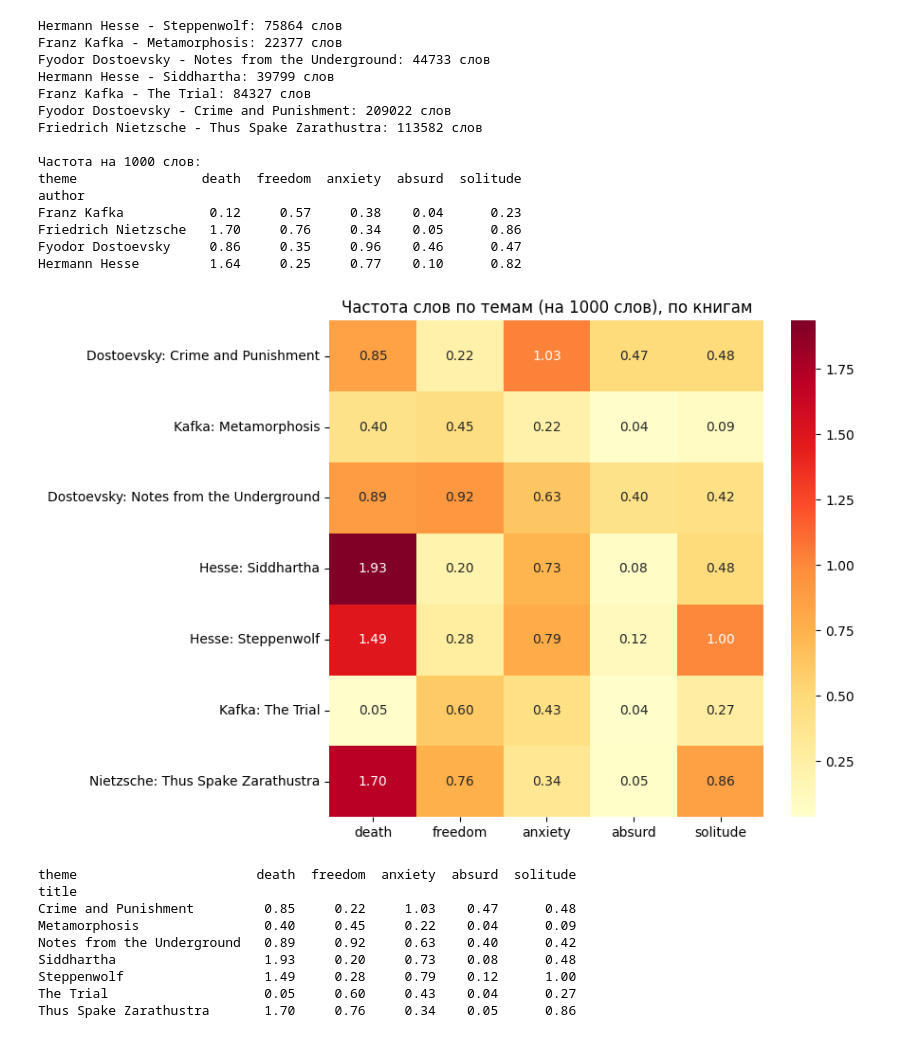
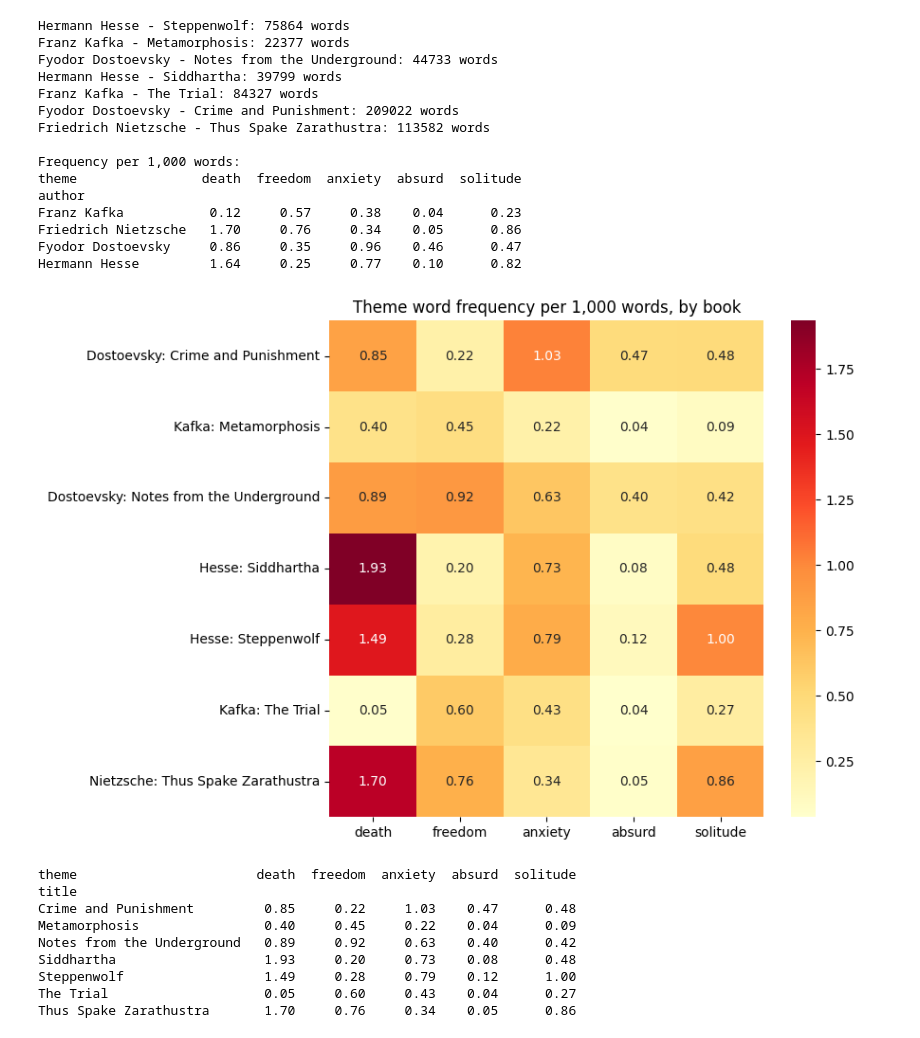
Before and after one commit to qwepablo12/existential-literature-nlp, a Jupyter notebook: Analysis.ipynb, the cells around one changed output. Cells and saved outputs as stored; diff of their text form; code cells hidden in the pictures.

```diff
--- a/Analysis.ipynb
+++ b/Analysis.ipynb
@@ -25,7 +25,6 @@ THEMES = {
 
 
 def load_book(book_id):
-    """Download a book from Project Gutenberg and return a list of lowercase words."""
     url = f"https://www.gutenberg.org/cache/epub/{book_id}/pg{book_id}.txt"
     r = requests.get(url)
     r.raise_for_status()
@@ -70,43 +69,42 @@ df["per_1000"] = df["count"] / df["total_words"] * 1000
 per_book = df.pivot(index="title", columns="theme", values="per_1000")[list(THEMES.keys())]
 
 labels = {t: f"{a.split()[-1]}: {t}" for a, t, _ in BOOKS}
 per_book_plot = per_book.rename(index=labels)
 
 plt.figure(figsize=(9, 6))
 sns.heatmap(per_book_plot, annot=True, fmt=".2f", cmap="YlOrRd")
 plt.title("Theme word frequency per 1,000 words, by book")
 plt.ylabel("")
 plt.xlabel("")
 plt.tight_layout()
 plt.savefig("heatmap_books.png", dpi=200)
 plt.show()
 
 
 def kwic(word, title, n=5, window=8, seed=1):
-    """Print n random examples of a word together with the words around it."""
     words = corpus[title]
     idx = [i for i, w in enumerate(words) if w == word]
     random.seed(seed)
     for i in random.sample(idx, min(n, len(idx))):
         print("...", " ".join(words[max(0, i - window): i + window + 1]), "...")
     print()
 # %% [output]
-Hermann Hesse - Steppenwolf: 75864 слов
-Franz Kafka - Metamorphosis: 22377 слов
-Fyodor Dostoevsky - Notes from the Underground: 44733 слов
-Hermann Hesse - Siddhartha: 39799 слов
-Franz Kafka - The Trial: 84327 слов
-Fyodor Dostoevsky - Crime and Punishment: 209022 слов
-Friedrich Nietzsche - Thus Spake Zarathustra: 113582 слов
+Hermann Hesse - Steppenwolf: 75864 words
+Franz Kafka - Metamorphosis: 22377 words
+Fyodor Dostoevsky - Notes from the Underground: 44733 words
+Hermann Hesse - Siddhartha: 39799 words
+Franz Kafka - The Trial: 84327 words
+Fyodor Dostoevsky - Crime and Punishment: 209022 words
+Friedrich Nietzsche - Thus Spake Zarathustra: 113582 words
 
-Частота на 1000 слов:
+Frequency per 1,000 words:
 theme                death  freedom  anxiety  absurd  solitude
 author
 Franz Kafka           0.12     0.57     0.38    0.04      0.23
 Friedrich Nietzsche   1.70     0.76     0.34    0.05      0.86
 Fyodor Dostoevsky     0.86     0.35     0.96    0.46      0.47
 Hermann Hesse         1.64     0.25     0.77    0.10      0.82
-[figure, old version]
+[figure, new version]
 # %%
 df["per_1000"] = df["count"] / df["total_words"] * 1000
 per_book = df.pivot(index="title", columns="theme", values="per_1000")[list(THEMES.keys())]
```
